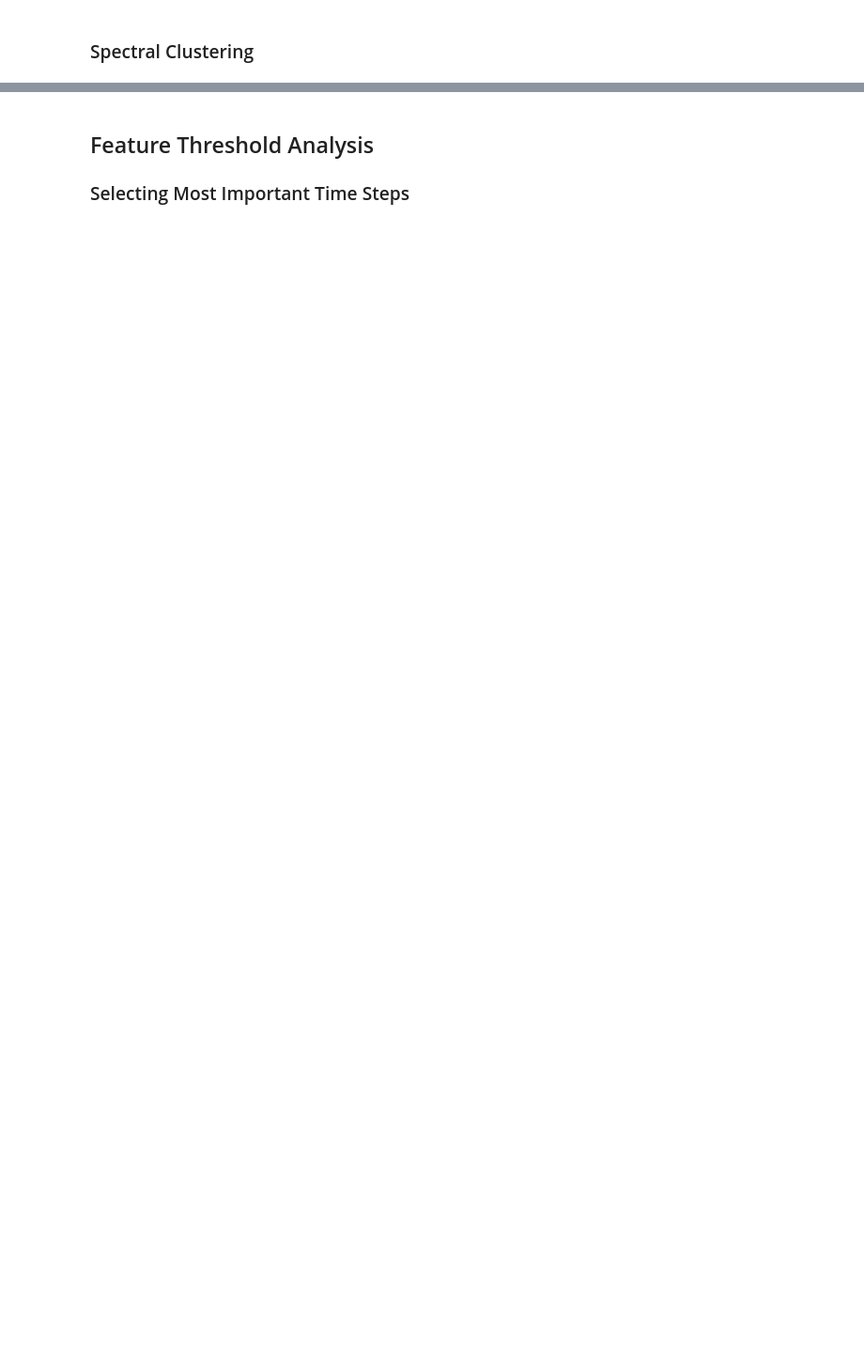
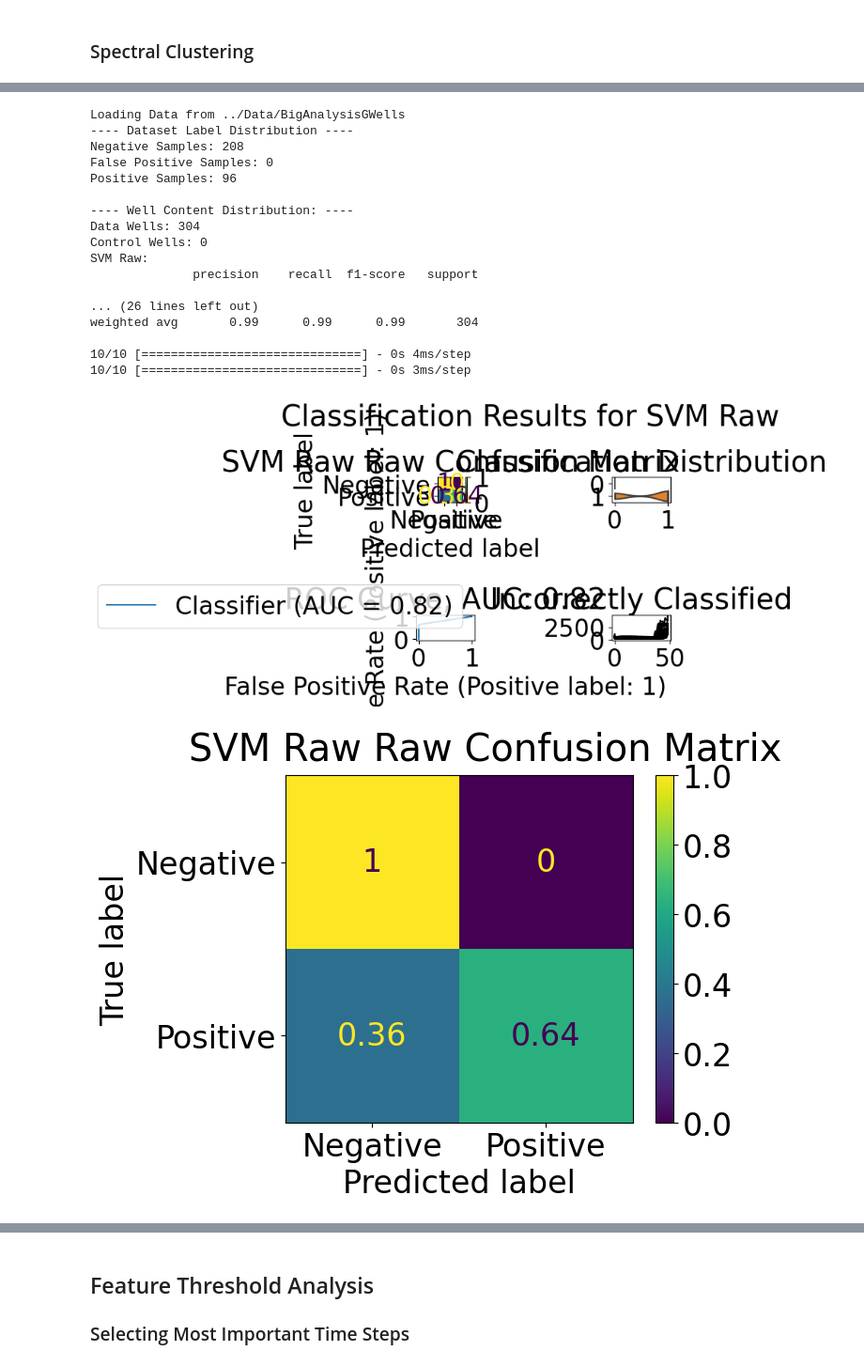
Before and after one commit to HoweyUMN/QuICSeedAI, a Jupyter notebook: CurrentVersion2024/Driver.ipynb, the cells around one changed output, grey strips where cells are left out. Shown at 94% size. Drawn from its saved outputs; the diff is of its cells as text; code cells hidden in the pictures; blank space fills up the shorter version.

```diff
--- a/CurrentVersion2024/Driver.ipynb
+++ b/CurrentVersion2024/Driver.ipynb
@@ -199,0 +272,44 @@ MS:
+# %%
+### Test on G Wells
+ml_quic = ml_quic = ML_QuIC.ML_QuIC()
+ml_quic.import_dataset(data_dir='../Data/BigAnalysisGWells');
+ml_quic.get_dataset_statistics()
+
+ml_quic.add_model(SVM.SVM(
+    file_path='../SavedModels/Raw/', model_name='svm_raw'
+    ), model_name = 'SVM Raw', data_type = 'raw', tag = 'Supervised')
+
+ml_quic.add_model(SVM.SVM(
+    file_path='../SavedModels/Analysis/', model_name='svm_metrics'
+    ), model_name = 'SVM Analysis', data_type = 'analysis', tag = 'Supervised')
+
+ml_quic.add_model(MLP.MLP(NDIM = ml_quic.get_num_timesteps_raw(),
+                          file_path='../SavedModels/Raw/', model_name='mlp'
+                          ), model_name = 'MLP Raw', data_type = 'raw', tag='Supervised')
+
+ml_quic.separate_train_test(tags=['Supervised'], train_type=3)
+
+### Get Supervised Scores and Plots
+ml_quic.get_model_scores(tags = ['Supervised'])
+ml_quic.get_model_plots(tags=['Supervised'])
+ml_quic.get_group_plots_supervised(tags = ['Supervised'])
+# %% [output]
+Loading Data from ../Data/BigAnalysisGWells
+---- Dataset Label Distribution ----
+Negative Samples: 208
+False Positive Samples: 0
+Positive Samples: 96
+
+---- Well Content Distribution: ----
+Data Wells: 304
+Control Wells: 0
+SVM Raw:
+              precision    recall  f1-score   support
+
+... (26 lines left out)
+weighted avg       0.99      0.99      0.99       304
+
+10/10 [==============================] - 0s 4ms/step
+10/10 [==============================] - 0s 3ms/step
+[figure, added]
+[figure, added]
```
Also changed, not shown: parts of 40 cells of this notebook, 6 other files.
